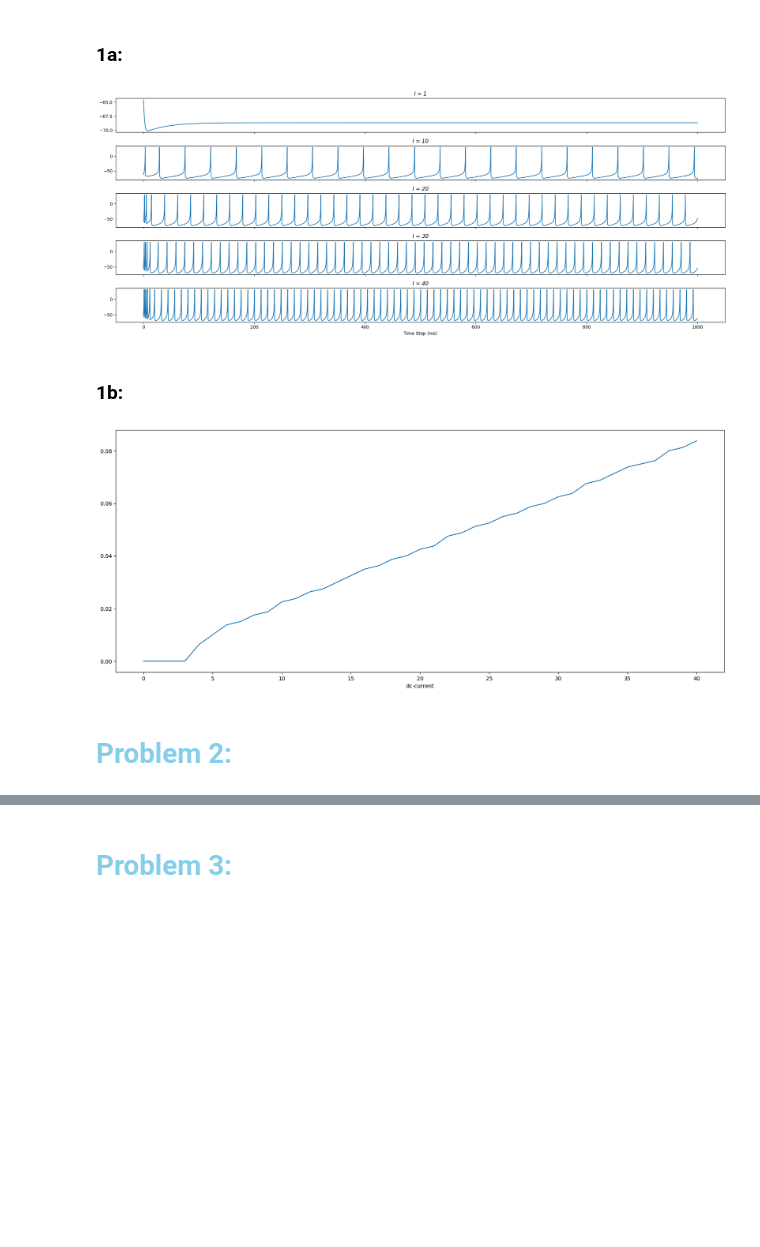
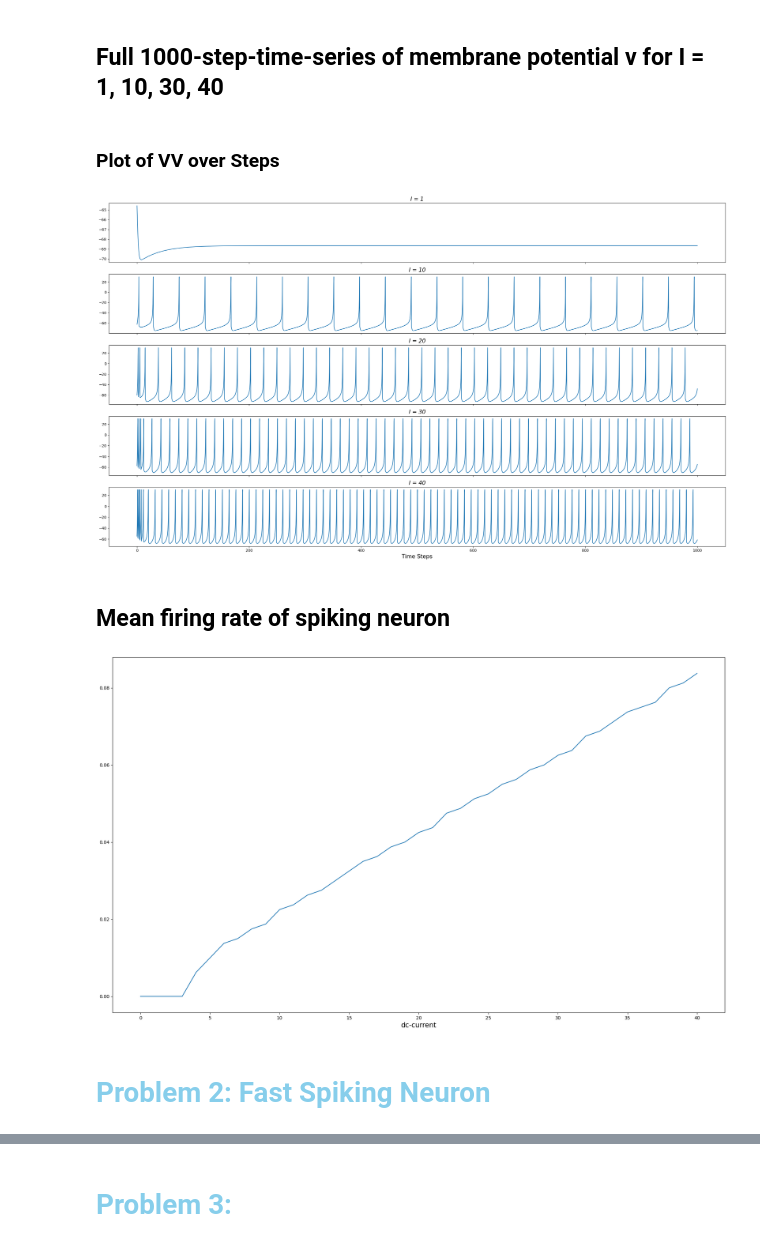
Before and after one commit to jacklvd/intelligent_sys, a Jupyter notebook: HW1/code/neuron_spiking.ipynb, the cells around one changed output, grey strips where cells are left out. Drawn from its saved outputs; the diff is of its cells as text; code cells hidden in the pictures; blank space fills up the shorter version.

```diff
--- a/HW1/code/neuron_spiking.ipynb
+++ b/HW1/code/neuron_spiking.ipynb
@@ -16,12 +21,18 @@ d = 8
 V = -64
 TAU = 0.25
 u = b * V
-# %% [markdown]
-### 1a:
+# %% [markdown]
+## Full 1000-step-time-series of membrane potential v for I = 1, 10, 30, 40
 # %%
+'''
+This is the function use for both problem 1 and 2.
+
+The function use to add data to DataFrame for plotting as well as
+calculate the mean firing rate of spiking neuron.
+'''
 def neuron_spiking(row, a, b, c, d, u, V, VV, uu, spike_ts, T1=0, I=0.0):
     for t in np.linspace(0, steps, 4001): # 4001 since we need to draw 5 charts
-
+        # equations by Izhikevich
         V += TAU * (0.04 * (V**2) + 5 * V + 140 - u + (I*1.0))
         u += TAU * a * (b * V - u)
         if V > 30:
@@ -35,48 +46,48 @@ def neuron_spiking(row, a, b, c, d, u, V, VV, uu, spike_ts, T1=0, I=0.0):
         uu.append(u)
 
     data_frame[row] = pd.DataFrame({'x' : np.linspace(0, steps, 4001), 'VV' : VV})
-    plt.xlabel('Time Step (ms)')
+    plt.xlabel('Time Steps', fontsize=15)
     return sum(spike_ts[800:])/800
+# %% [markdown]
+### Plot of VV over Steps
 # %%
 data_frame = [0 for _ in range(5)]
-fig, axis = plt.subplots(len(data_frame), 1, sharex=True, figsize=(20,8), squeeze=False)
+fig, axis = plt.subplots(len(data_frame), 1, sharex=True, figsize=(24,14), squeeze=False)
 row = 0
 II = [1, 10, 20, 30, 40]
 RR = []
 for i in II:
     R = neuron_spiking(row, a, b, c, d, u, V, [], [], [], I=i)
     row += 1
     RR.append(R)
 
 count = 0
 for j in data_frame:
-    axis[count, 0].set_title(f'I = {II[count]}', fontstyle='italic')
+    axis[count, 0].set_title(f'I = {II[count]}', fontstyle='italic', fontsize=15)
     axis[count, 0].plot(data_frame[count]['x'],data_frame[count]['VV'])
     count += 1
 plt.savefig('problem1a.png')
 plt.tight_layout()
 plt.show()
 # %% [output]
-[figure, old version]
+[figure, new version]
-# %% [markdown]
-### 1b:
+# %% [markdown]
+## Mean firing rate of spiking neuron
 # %%
 data_frame = [0 for _ in range(41)]
 avg_lst = [i for i in range(41)]
-fig, ax = plt.subplots(1,1,sharex=True, figsize=(20,8))
+fig, ax = plt.subplots(1,1,sharex=True, figsize=(24,14))
 rr = []
 row = 0
 for i in avg_lst:
     R = neuron_spiking(row, a, b, c, d, u, V, [], [], [], I=i)
     row += 1
     rr.append(R)
-# df = pd.DataFrame({'II': avg_lst, 'RR': rr})
-# df.plot.line(x = 'II', y = 'RR', figsize=(20, 8))
 plt.plot(avg_lst, rr)
 plt.xlabel('dc-current')
 plt.savefig('problem1b.png')
 # %% [output]
-[figure, old version]
+[figure, new version]
 # %% [markdown]
-# <font color='skyblue'>Problem 2:</font>
+# <font color='skyblue'>Problem 2: Fast Spiking Neuron</font>
 # %%
```
Also changed, not shown: parts of 9 cells of this notebook, 8 other files.
